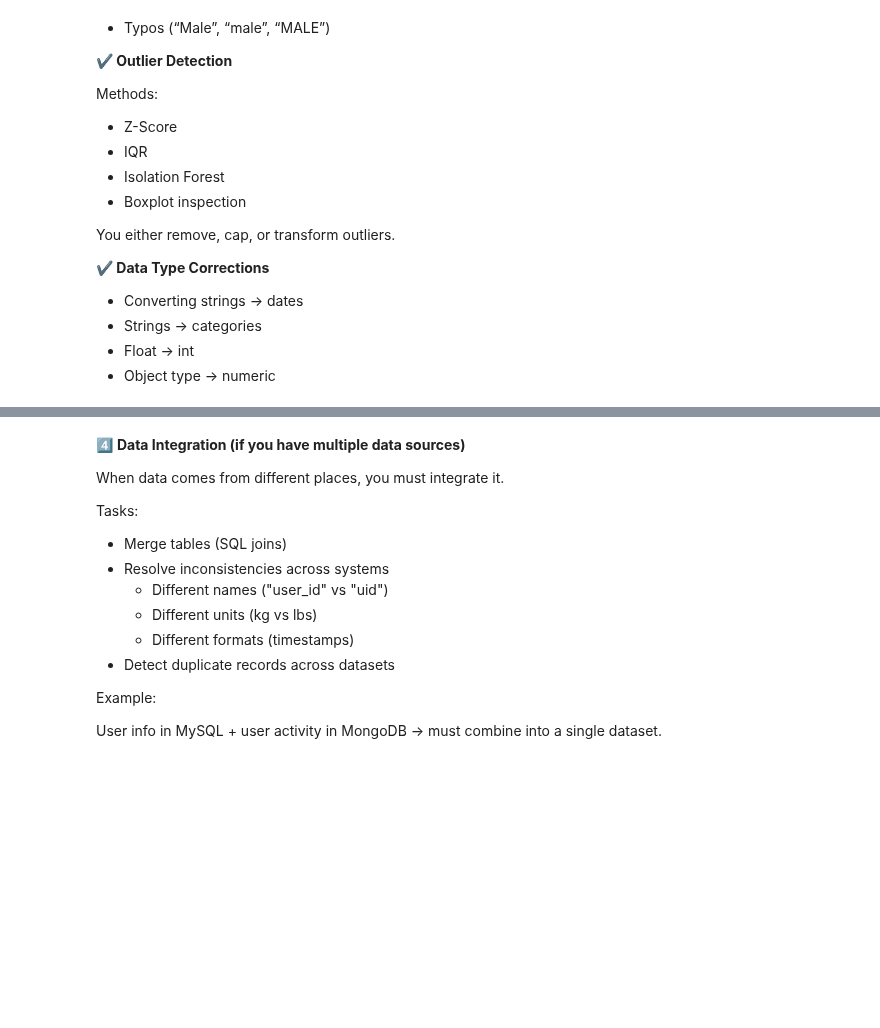
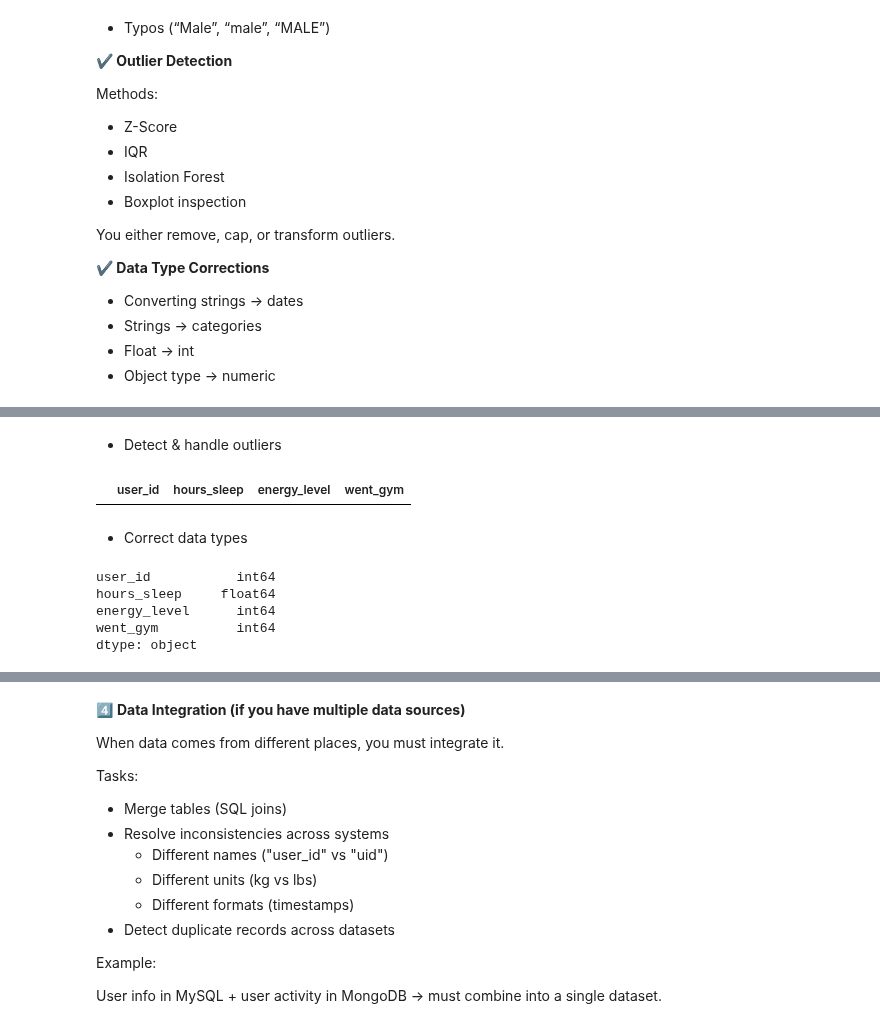
Before and after one commit to dnlmkhlv/ml, a Jupyter notebook: data-preprocessing/data-preprocessing.ipynb, the cells around one changed output, grey strips where cells are left out. Saved outputs shown, nothing was run; the diff lists cells and outputs as text; code cells hidden in the pictures; blank space fills up the shorter version.

Commit message:
added data cleaning code

```diff
--- a/data-preprocessing/data-preprocessing.ipynb
+++ b/data-preprocessing/data-preprocessing.ipynb
@@ -253,0 +292,13 @@ You either remove, cap, or transform outliers.
+# %% [markdown]
+- Detect & handle outliers
+# %%
+Q1 = df["hours_sleep"].quantile(0.25)
+Q3 = df["hours_sleep"].quantile(0.75)
+IQR = Q3 - Q1
+
+lower = Q1 - 1.5 * IQR
+upper = Q3 + 1.5 * IQR
+
+df[(df["hours_sleep"] < lower) | (df["hours_sleep"] > upper)]
+# %% [output]
+|  | user_id | hours_sleep | energy_level | went_gym |
@@ -253,0 +315,10 @@ You either remove, cap, or transform outliers.
+# %% [markdown]
+- Correct data types
+# %%
+df.dtypes
+# %% [output]
+user_id           int64
+hours_sleep     float64
+energy_level      int64
+went_gym          int64
+dtype: object
```
Also changed, not shown: parts of 13 cells of this notebook.
